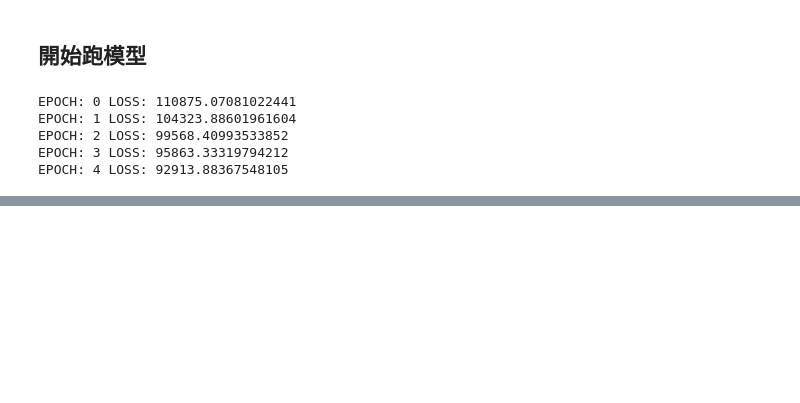
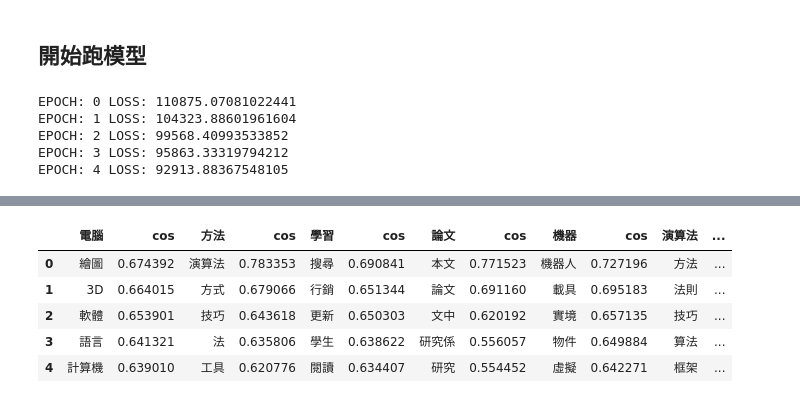
Before and after one commit to laborete/SentenceAlignment, a Jupyter notebook: EnhancedW2vc.ipynb, the cells around one changed output, grey strips where cells are left out. Saved outputs shown, nothing was run; the diff lists cells and outputs as text; code cells hidden in the pictures; blank space fills up the shorter version.

```diff
--- a/EnhancedW2vc.ipynb
+++ b/EnhancedW2vc.ipynb
@@ -245,6 +249,8 @@ EPOCH: 4 LOSS: 92913.88367548105
 CBow = Word2Vec(source,min_count=5,size=200,window=5,iter=50, workers=4,sg=0)
 # %%
 zhCBow = Word2Vec(source,min_count=5,size=200,window=5,iter=50, workers=5,sg=0)
+# %%
+small_zhCBow = Word2Vec(source,min_count=5,size=200,window=5,iter=5, workers=5,sg=0)
 # %%
 def most_similar(w2v_model, words, topn=5):
     similar_df = pd.DataFrame()
@@ -279 +292,10 @@ most_similar(zhCBow, ['電腦','方法','學習','論文','機器','演算法','
+# %%
+most_similar(small_zhCBow, ['電腦','方法','學習','論文','機器','演算法','醫學'])
+# %% [output]
+|  | 電腦 | cos | 方法 | cos | 學習 | cos | 論文 | cos | 機器 | cos | 演算法 | ... |
+| 0 | 繪圖 | 0.674392 | 演算法 | 0.783353 | 搜尋 | 0.690841 | 本文 | 0.771523 | 機器人 | 0.727196 | 方法 | ... |
+| 1 | 3D | 0.664015 | 方式 | 0.679066 | 行銷 | 0.651344 | 論文 | 0.691160 | 載具 | 0.695183 | 法則 | ... |
+| 2 | 軟體 | 0.653901 | 技巧 | 0.643618 | 更新 | 0.650303 | 文中 | 0.620192 | 實境 | 0.657135 | 技巧 | ... |
+| 3 | 語言 | 0.641321 | 法 | 0.635806 | 學生 | 0.638622 | 研究係 | 0.556057 | 物件 | 0.649884 | 算法 | ... |
+| 4 | 計算機 | 0.639010 | 工具 | 0.620776 | 閱讀 | 0.634407 | 研究 | 0.554452 | 虛擬 | 0.642271 | 框架 | ... |
 # %%
```
Also changed, not shown: parts of 4 cells of this notebook, 2 other files.
